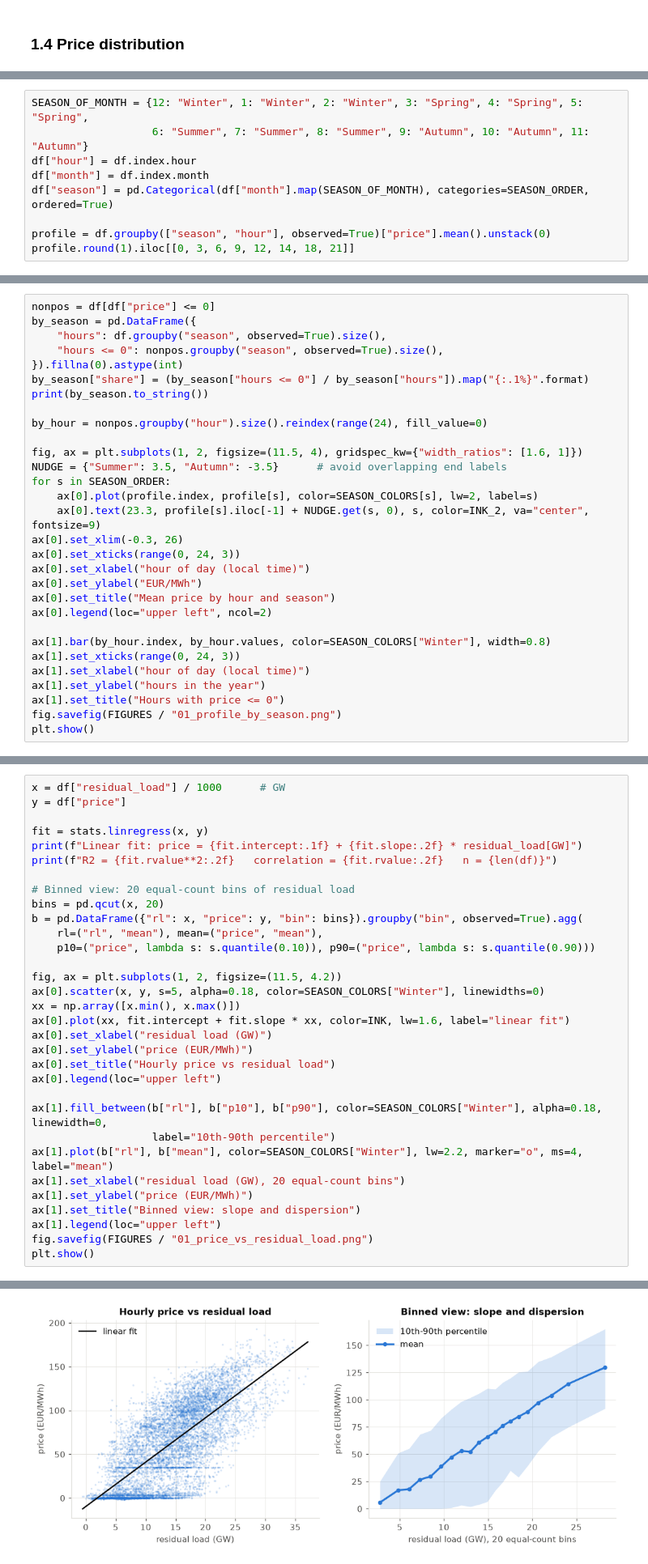
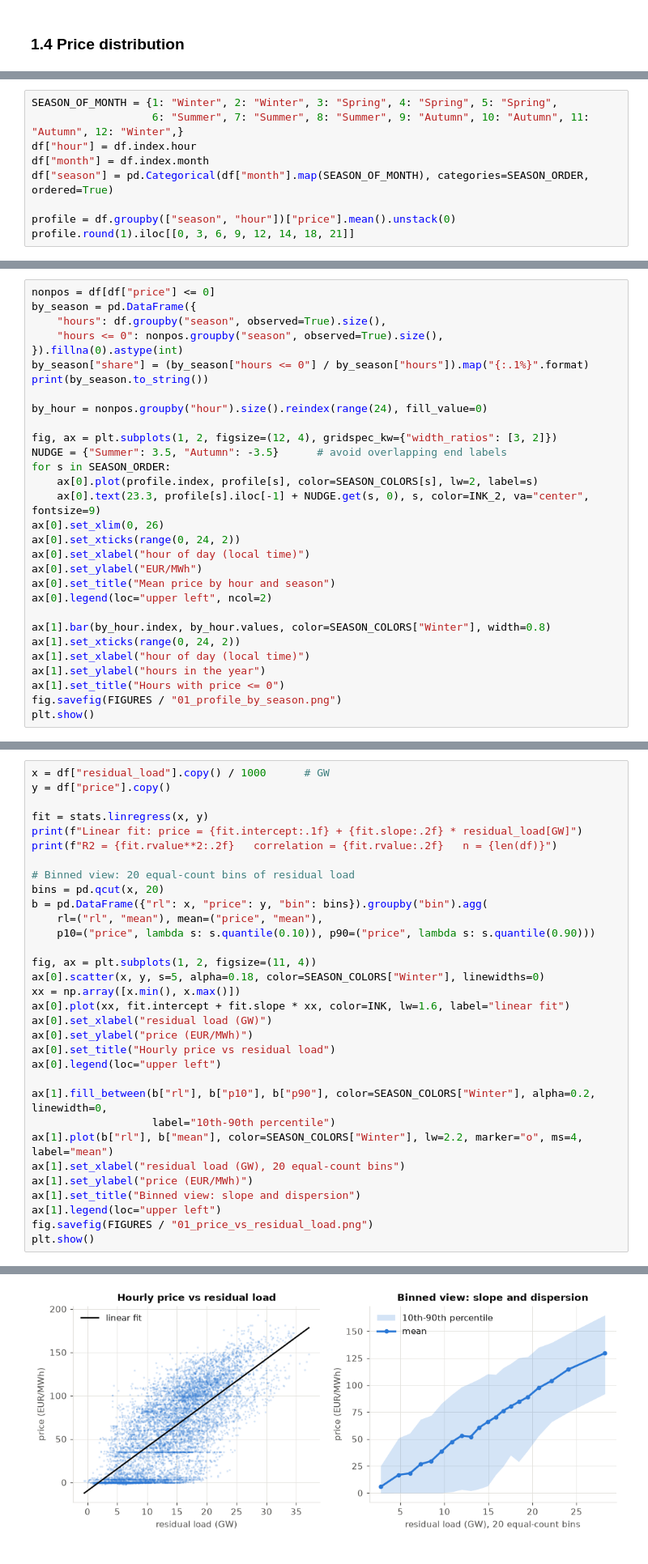
Before and after one commit to BendiBendo/eu-power-prices, a Jupyter notebook: notebooks/01_exploration.ipynb, the cells around one changed output, grey strips where cells are left out. Shown at 81% size. Saved outputs shown, nothing was run; the diff lists cells and outputs as text.

```diff
--- a/notebooks/01_exploration.ipynb
+++ b/notebooks/01_exploration.ipynb
@@ -258,13 +256,13 @@ Hours with price <= 0: 784   (8.9%)
 Local time matters here: "12 h" must mean the same moment of the day all year long, which is why the index is converted to Europe/Madrid.
 Seasons are meteorological (Winter = Dec-Feb, Spring = Mar-May, Summer = Jun-Aug, Autumn = Sep-Nov).
 # %%
-SEASON_OF_MONTH = {12: "Winter", 1: "Winter", 2: "Winter", 3: "Spring", 4: "Spring", 5: "Spring",
-                   6: "Summer", 7: "Summer", 8: "Summer", 9: "Autumn", 10: "Autumn", 11: "Autumn"}
+SEASON_OF_MONTH = {1: "Winter", 2: "Winter", 3: "Spring", 4: "Spring", 5: "Spring",
+                   6: "Summer", 7: "Summer", 8: "Summer", 9: "Autumn", 10: "Autumn", 11: "Autumn", 12: "Winter",}
 df["hour"] = df.index.hour
 df["month"] = df.index.month
 df["season"] = pd.Categorical(df["month"].map(SEASON_OF_MONTH), categories=SEASON_ORDER, ordered=True)
 
-profile = df.groupby(["season", "hour"], observed=True)["price"].mean().unstack(0)
+profile = df.groupby(["season", "hour"])["price"].mean().unstack(0)
 profile.round(1).iloc[[0, 3, 6, 9, 12, 14, 18, 21]]
 # %% [output]
 | season | Winter | Spring | Summer | Autumn |
@@ -288,20 +286,20 @@ print(by_season.to_string())
 
 by_hour = nonpos.groupby("hour").size().reindex(range(24), fill_value=0)
 
-fig, ax = plt.subplots(1, 2, figsize=(11.5, 4), gridspec_kw={"width_ratios": [1.6, 1]})
+fig, ax = plt.subplots(1, 2, figsize=(12, 4), gridspec_kw={"width_ratios": [3, 2]})
 NUDGE = {"Summer": 3.5, "Autumn": -3.5}      # avoid overlapping end labels
 for s in SEASON_ORDER:
     ax[0].plot(profile.index, profile[s], color=SEASON_COLORS[s], lw=2, label=s)
     ax[0].text(23.3, profile[s].iloc[-1] + NUDGE.get(s, 0), s, color=INK_2, va="center", fontsize=9)
-ax[0].set_xlim(-0.3, 26)
-ax[0].set_xticks(range(0, 24, 3))
+ax[0].set_xlim(0, 26)
+ax[0].set_xticks(range(0, 24, 2))
 ax[0].set_xlabel("hour of day (local time)")
 ax[0].set_ylabel("EUR/MWh")
 ax[0].set_title("Mean price by hour and season")
 ax[0].legend(loc="upper left", ncol=2)
 
 ax[1].bar(by_hour.index, by_hour.values, color=SEASON_COLORS["Winter"], width=0.8)
-ax[1].set_xticks(range(0, 24, 3))
+ax[1].set_xticks(range(0, 24, 2))
 ax[1].set_xlabel("hour of day (local time)")
 ax[1].set_ylabel("hours in the year")
 ax[1].set_title("Hours with price <= 0")
@@ -346,41 +344,41 @@ plt.show()
 `residual load = demand - wind - solar` (realised values, MW): the demand that dispatchable plants (gas, hydro, coal, imports) must cover.
 In a merit-order market, the more residual load there is, the further up the cost curve the marginal plant sits, and the higher the price.
 # %%
-x = df["residual_load"] / 1000      # GW
-y = df["price"]
+x = df["residual_load"].copy() / 1000      # GW
+y = df["price"].copy()
 
 fit = stats.linregress(x, y)
 print(f"Linear fit: price = {fit.intercept:.1f} + {fit.slope:.2f} * residual_load[GW]")
 print(f"R2 = {fit.rvalue**2:.2f}   correlation = {fit.rvalue:.2f}   n = {len(df)}")
 
 # Binned view: 20 equal-count bins of residual load
 bins = pd.qcut(x, 20)
-b = pd.DataFrame({"rl": x, "price": y, "bin": bins}).groupby("bin", observed=True).agg(
+b = pd.DataFrame({"rl": x, "price": y, "bin": bins}).groupby("bin").agg(
     rl=("rl", "mean"), mean=("price", "mean"),
     p10=("price", lambda s: s.quantile(0.10)), p90=("price", lambda s: s.quantile(0.90)))
 
-fig, ax = plt.subplots(1, 2, figsize=(11.5, 4.2))
+fig, ax = plt.subplots(1, 2, figsize=(11, 4))
 ax[0].scatter(x, y, s=5, alpha=0.18, color=SEASON_COLORS["Winter"], linewidths=0)
 xx = np.array([x.min(), x.max()])
 ax[0].plot(xx, fit.intercept + fit.slope * xx, color=INK, lw=1.6, label="linear fit")
 ax[0].set_xlabel("residual load (GW)")
 ax[0].set_ylabel("price (EUR/MWh)")
 ax[0].set_title("Hourly price vs residual load")
 ax[0].legend(loc="upper left")
 
-ax[1].fill_between(b["rl"], b["p10"], b["p90"], color=SEASON_COLORS["Winter"], alpha=0.18, linewidth=0,
+ax[1].fill_between(b["rl"], b["p10"], b["p90"], color=SEASON_COLORS["Winter"], alpha=0.2, linewidth=0,
                    label="10th-90th percentile")
 ax[1].plot(b["rl"], b["mean"], color=SEASON_COLORS["Winter"], lw=2.2, marker="o", ms=4, label="mean")
 ax[1].set_xlabel("residual load (GW), 20 equal-count bins")
 ax[1].set_ylabel("price (EUR/MWh)")
 ax[1].set_title("Binned view: slope and dispersion")
 ax[1].legend(loc="upper left")
 fig.savefig(FIGURES / "01_price_vs_residual_load.png")
 plt.show()
 # %% [output]
 Linear fit: price = -9.6 + 5.06 * residual_load[GW]
 R2 = 0.53   correlation = 0.73   n = 8784
-[figure, old version]
+[figure, new version]
 # %%
 # Same relation by season (slope in EUR/MWh per GW, and correlation)
 rows = []
```
Also changed, not shown: parts of 5 cells of this notebook, 12 other files.
